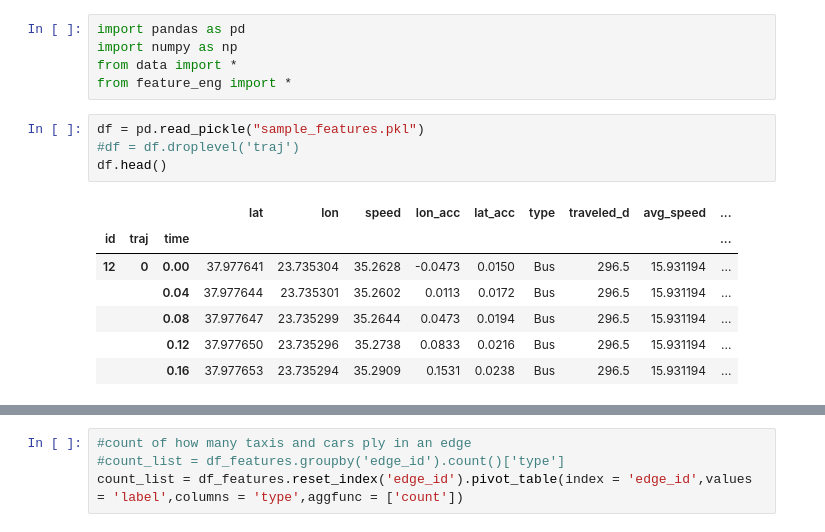
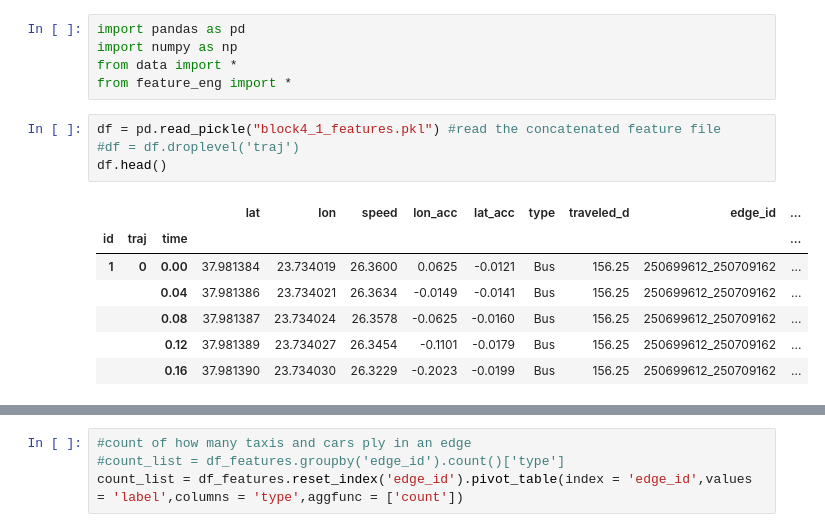
Before and after one commit to ArchieGertsman/GreekDrivers, a Jupyter notebook: Data/SVMwoEdge.ipynb, the cells around one changed output, grey strips where cells are left out. Drawn from its saved outputs; the diff is of its cells as text.

```diff
--- a/Data/SVMwoEdge.ipynb
+++ b/Data/SVMwoEdge.ipynb
@@ -10,14 +10,14 @@ import numpy as np
 from data import *
 from feature_eng import *
 # %%
-df = pd.read_pickle("sample_features.pkl")
+df = pd.read_pickle("block4_1_features.pkl") #read the concatenated feature file
 #df = df.droplevel('traj')
 df.head()
 # %% [output]
-|  |  |  | lat | lon | speed | lon_acc | lat_acc | type | traveled_d | avg_speed | ... |
+|  |  |  | lat | lon | speed | lon_acc | lat_acc | type | traveled_d | edge_id | ... |
 | id | traj | time |  |  |  |  |  |  |  |  | ... |
-| 12 | 0 | 0.00 | 37.977641 | 23.735304 | 35.2628 | -0.0473 | 0.0150 | Bus | 296.5 | 15.931194 | ... |
-|  |  | 0.04 | 37.977644 | 23.735301 | 35.2602 | 0.0113 | 0.0172 | Bus | 296.5 | 15.931194 | ... |
-|  |  | 0.08 | 37.977647 | 23.735299 | 35.2644 | 0.0473 | 0.0194 | Bus | 296.5 | 15.931194 | ... |
-|  |  | 0.12 | 37.977650 | 23.735296 | 35.2738 | 0.0833 | 0.0216 | Bus | 296.5 | 15.931194 | ... |
-|  |  | 0.16 | 37.977653 | 23.735294 | 35.2909 | 0.1531 | 0.0238 | Bus | 296.5 | 15.931194 | ... |
+| 1 | 0 | 0.00 | 37.981384 | 23.734019 | 26.3600 | 0.0625 | -0.0121 | Bus | 156.25 | 250699612_250709162 | ... |
+|  |  | 0.04 | 37.981386 | 23.734021 | 26.3634 | -0.0149 | -0.0141 | Bus | 156.25 | 250699612_250709162 | ... |
+|  |  | 0.08 | 37.981387 | 23.734024 | 26.3578 | -0.0625 | -0.0160 | Bus | 156.25 | 250699612_250709162 | ... |
+|  |  | 0.12 | 37.981389 | 23.734027 | 26.3454 | -0.1101 | -0.0179 | Bus | 156.25 | 250699612_250709162 | ... |
+|  |  | 0.16 | 37.981390 | 23.734030 | 26.3229 | -0.2023 | -0.0199 | Bus | 156.25 | 250699612_250709162 | ... |
```
Also changed, not shown: parts of 23 cells of this notebook.
